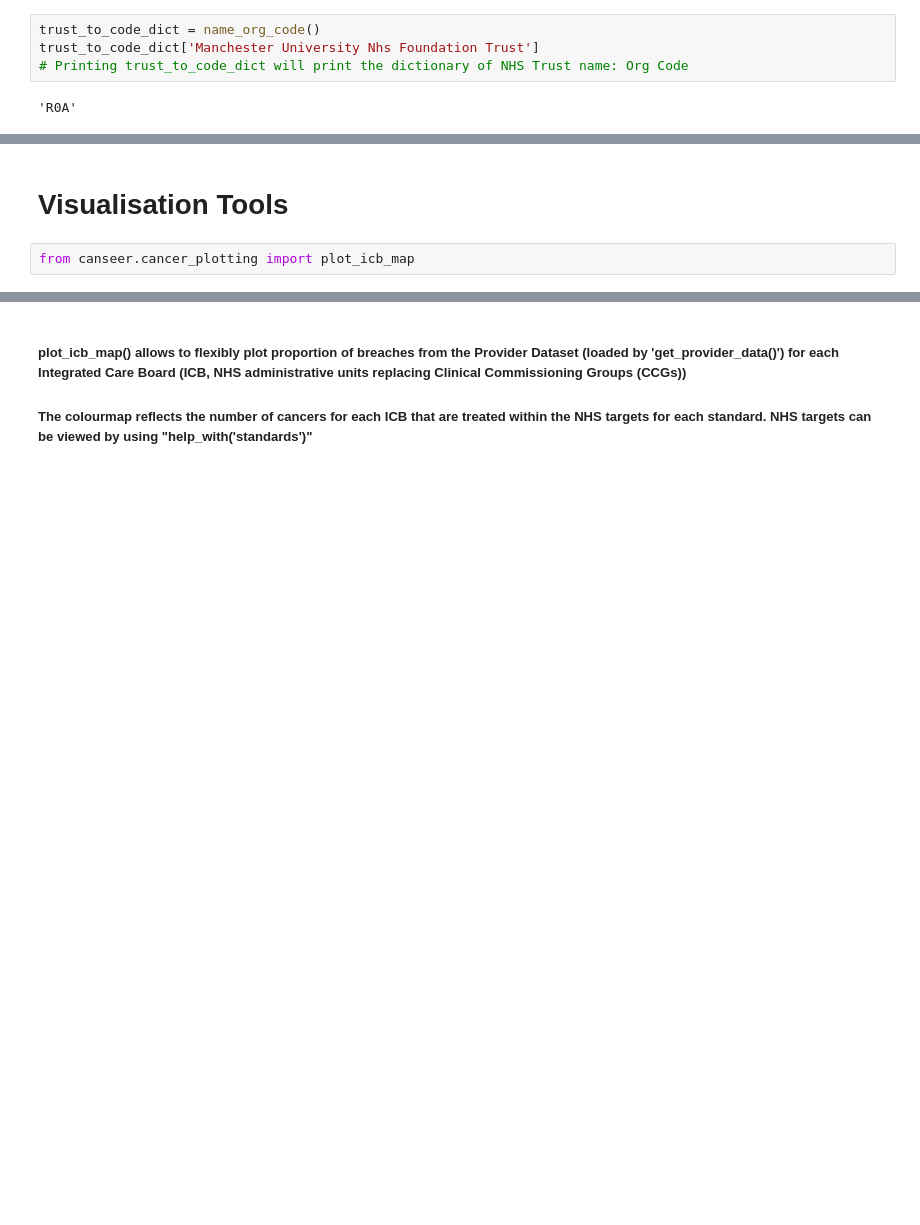
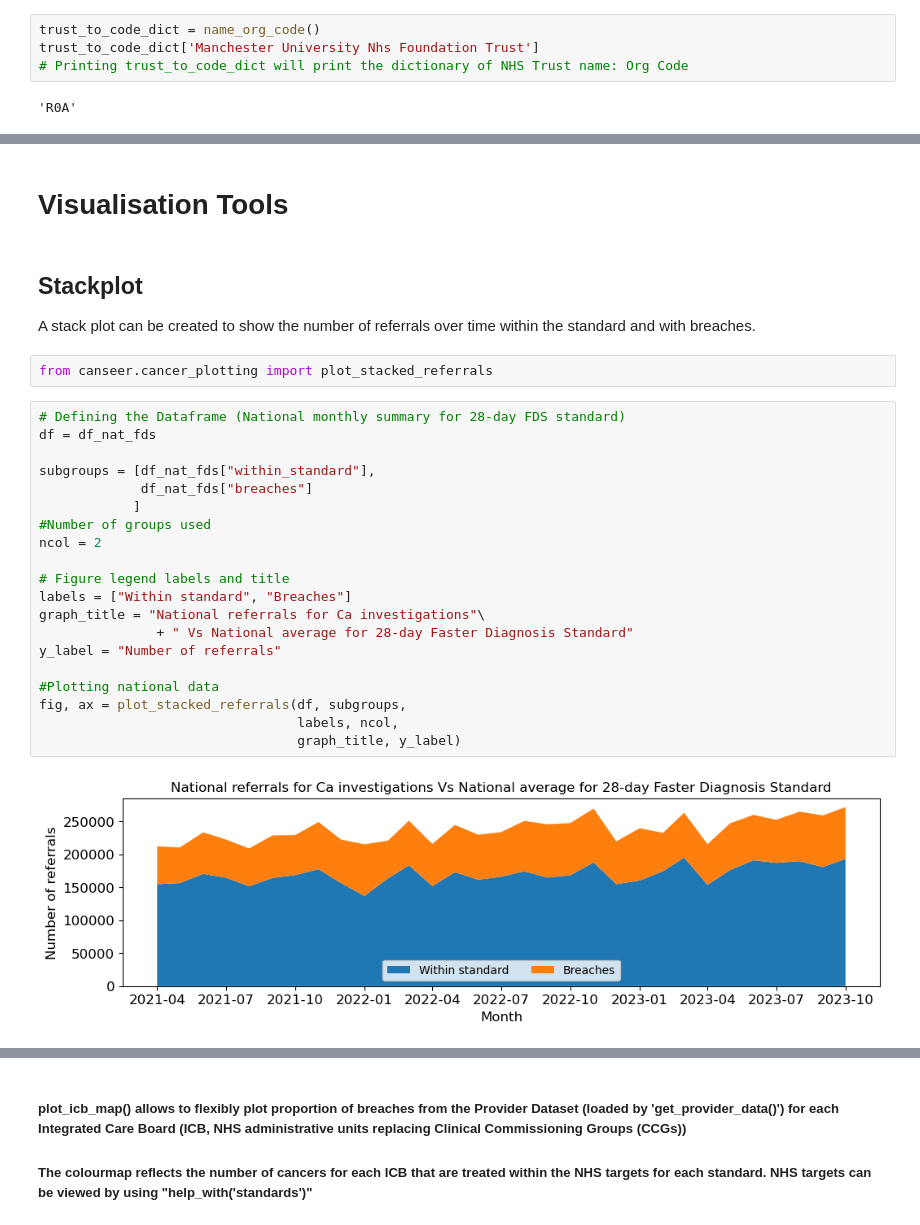
Before and after one commit to ploginovic/hpdm139_A2, a Jupyter notebook: user_guide.ipynb, the cells around one changed output, grey strips where cells are left out. Cells and saved outputs as stored; diff of their text form; blank space fills up the shorter version.

```diff
--- a/user_guide.ipynb
+++ b/user_guide.ipynb
@@ -235,5 +264,30 @@ name_org_code(trust_name='Manchester University Nhs Foundation Trust')
 # >>> name_org_code(print_dict=True)
-# %% [markdown]
-# Visualisation Tools
-# %%
-from canseer.cancer_plotting import plot_icb_map
+# %% [markdown]
+# Visualisation Tools <a class="anchor" id="chapter2"></a>
+# %% [markdown]
+## Stackplot <a class="anchor" id="section_2_1"></a>
+A stack plot can be created to show the number of referrals over time within the standard and with breaches.
+# %%
+from canseer.cancer_plotting import plot_stacked_referrals
+# %%
+# Defining the Dataframe (National monthly summary for 28-day FDS standard)
+df = df_nat_fds
+
+subgroups = [df_nat_fds["within_standard"],
+             df_nat_fds["breaches"]
+            ]
+#Number of groups used
+ncol = 2
+
+# Figure legend labels and title
+labels = ["Within standard", "Breaches"]
+graph_title = "National referrals for Ca investigations"\
+               + " Vs National average for 28-day Faster Diagnosis Standard"
+y_label = "Number of referrals"
+
+#Plotting national data
+fig, ax = plot_stacked_referrals(df, subgroups,
+                                 labels, ncol,
+                                 graph_title, y_label)
+# %% [output]
+[figure, added]
```
Also changed, not shown: parts of 36 cells of this notebook, 3 other files.
